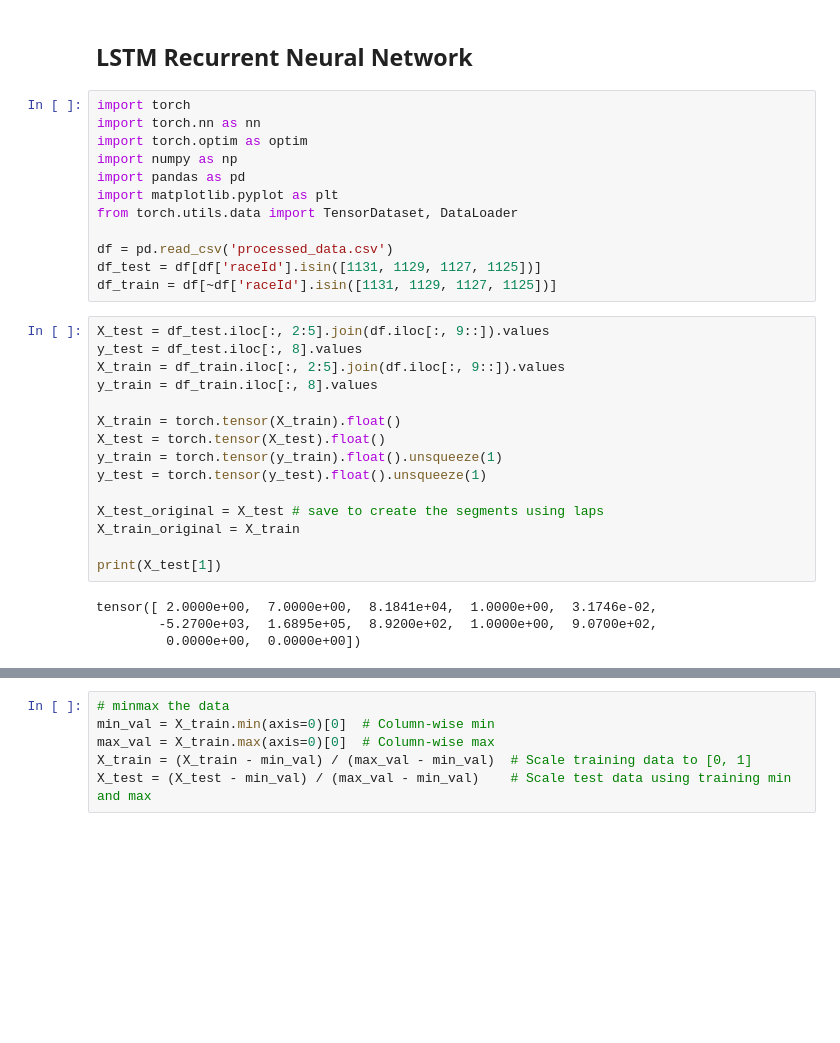
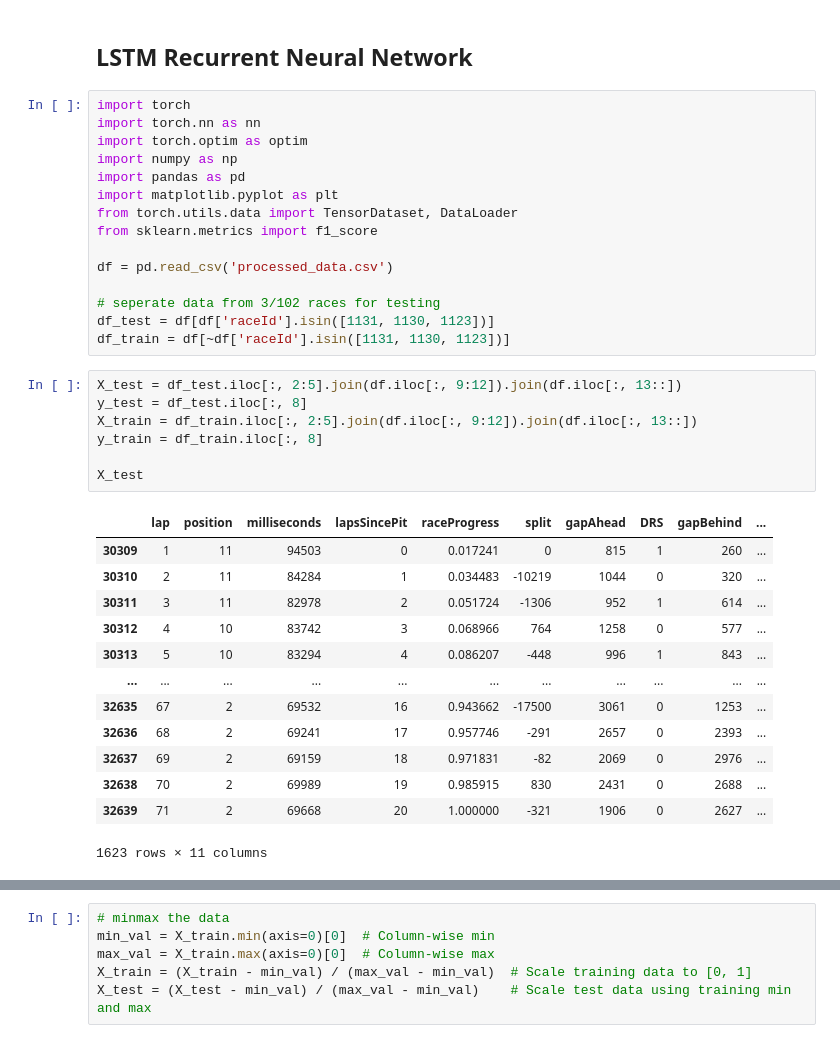
Before and after one commit to krwiles/capstone-project, a Jupyter notebook: project.ipynb, the cells around one changed output, grey strips where cells are left out. Cells and saved outputs as stored; diff of their text form; blank space fills up the shorter version.

```diff
--- a/project.ipynb
+++ b/project.ipynb
@@ -590,26 +428,31 @@ import numpy as np
 import pandas as pd
 import matplotlib.pyplot as plt
 from torch.utils.data import TensorDataset, DataLoader
+from sklearn.metrics import f1_score
 
 df = pd.read_csv('processed_data.csv')
-df_test = df[df['raceId'].isin([1131, 1129, 1127, 1125])]
-df_train = df[~df['raceId'].isin([1131, 1129, 1127, 1125])]
+
+# seperate data from 3/102 races for testing
+df_test = df[df['raceId'].isin([1131, 1130, 1123])]
+df_train = df[~df['raceId'].isin([1131, 1130, 1123])]
 # %%
-X_test = df_test.iloc[:, 2:5].join(df.iloc[:, 9::]).values
-y_test = df_test.iloc[:, 8].values
-X_train = df_train.iloc[:, 2:5].join(df.iloc[:, 9::]).values
-y_train = df_train.iloc[:, 8].values
+X_test = df_test.iloc[:, 2:5].join(df.iloc[:, 9:12]).join(df.iloc[:, 13::])
+y_test = df_test.iloc[:, 8]
+X_train = df_train.iloc[:, 2:5].join(df.iloc[:, 9:12]).join(df.iloc[:, 13::])
+y_train = df_train.iloc[:, 8]
 
-X_train = torch.tensor(X_train).float()
-X_test = torch.tensor(X_test).float()
-y_train = torch.tensor(y_train).float().unsqueeze(1)
-y_test = torch.tensor(y_test).float().unsqueeze(1)
-
-X_test_original = X_test # save to create the segments using laps
-X_train_original = X_train
-
-print(X_test[1])
+X_test
 # %% [output]
+|  | lap | position | milliseconds | lapsSincePit | raceProgress | split | gapAhead | DRS | gapBehind | ... |
+| 30309 | 1 | 11 | 94503 | 0 | 0.017241 | 0 | 815 | 1 | 260 | ... |
+| 30310 | 2 | 11 | 84284 | 1 | 0.034483 | -10219 | 1044 | 0 | 320 | ... |
+| 30311 | 3 | 11 | 82978 | 2 | 0.051724 | -1306 | 952 | 1 | 614 | ... |
+| 30312 | 4 | 10 | 83742 | 3 | 0.068966 | 764 | 1258 | 0 | 577 | ... |
+| 30313 | 5 | 10 | 83294 | 4 | 0.086207 | -448 | 996 | 1 | 843 | ... |
+| ... | ... | ... | ... | ... | ... | ... | ... | ... | ... | ... |
+| 32635 | 67 | 2 | 69532 | 16 | 0.943662 | -17500 | 3061 | 0 | 1253 | ... |
+| 32636 | 68 | 2 | 69241 | 17 | 0.957746 | -291 | 2657 | 0 | 2393 | ... |
+| 32637 | 69 | 2 | 69159 | 18 | 0.971831 | -82 | 2069 | 0 | 2976 | ... |
+| 32638 | 70 | 2 | 69989 | 19 | 0.985915 | 830 | 2431 | 0 | 2688 | ... |
+| 32639 | 71 | 2 | 69668 | 20 | 1.000000 | -321 | 1906 | 0 | 2627 | ... |
-tensor([ 2.0000e+00,  7.0000e+00,  8.1841e+04,  1.0000e+00,  3.1746e-02,
-        -5.2700e+03,  1.6895e+05,  8.9200e+02,  1.0000e+00,  9.0700e+02,
-         0.0000e+00,  0.0000e+00])
+1623 rows × 11 columns
```
Also changed, not shown: parts of 36 cells of this notebook.
